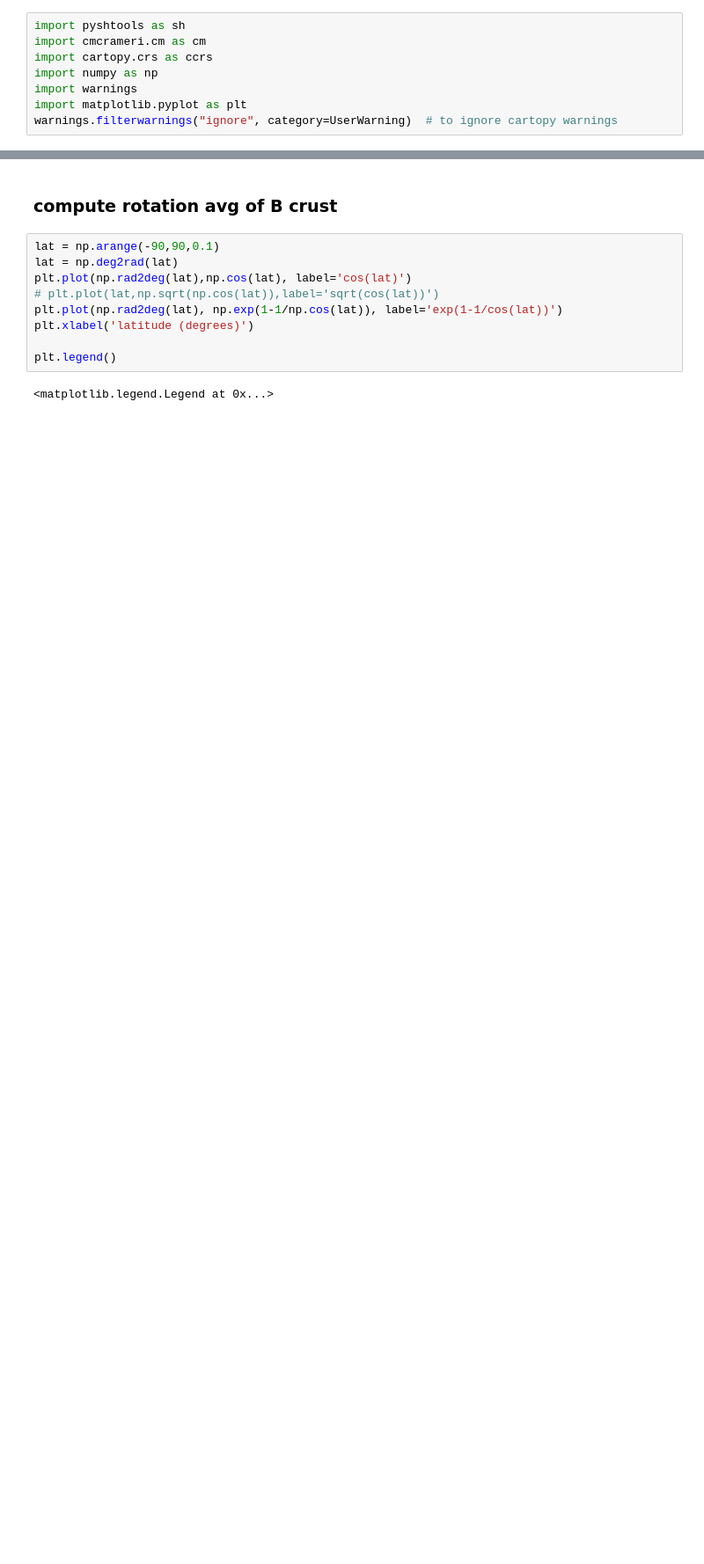
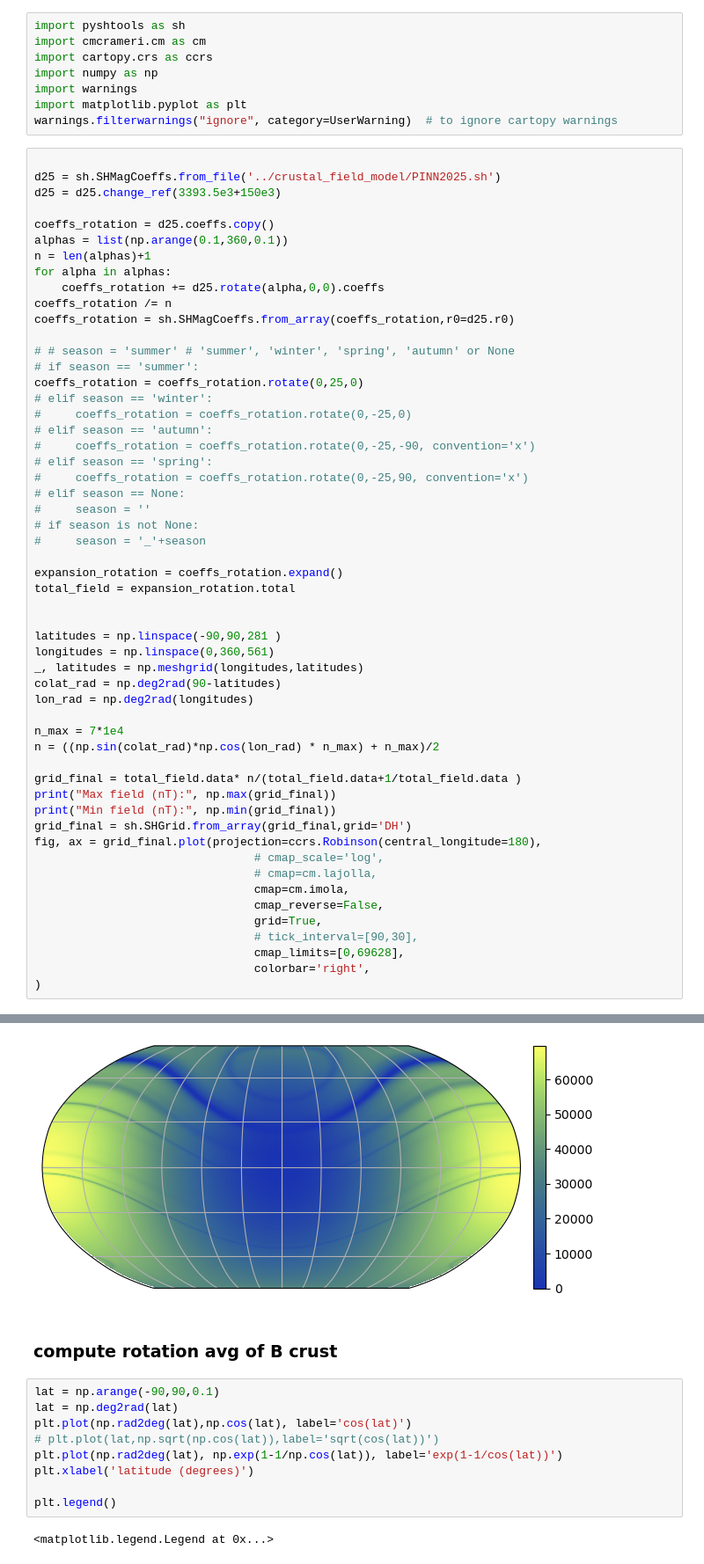
Before and after one commit to TimotheeDelcourt/mars_currents_pinn, a Jupyter notebook: scripts/SH_playgound.ipynb, the cells around one changed output, grey strips where cells are left out. Shown at 88% size. Cells and saved outputs as stored; diff of their text form; blank space fills up the shorter version.

```diff
--- a/scripts/SH_playgound.ipynb
+++ b/scripts/SH_playgound.ipynb
@@ -6,3 +6,58 @@ import numpy as np
 import warnings
 import matplotlib.pyplot as plt
 warnings.filterwarnings("ignore", category=UserWarning)  # to ignore cartopy warnings
+# %%
+
+d25 = sh.SHMagCoeffs.from_file('../crustal_field_model/PINN2025.sh')
+d25 = d25.change_ref(3393.5e3+150e3)
+
+coeffs_rotation = d25.coeffs.copy()
+alphas = list(np.arange(0.1,360,0.1))
+n = len(alphas)+1
+for alpha in alphas:
+    coeffs_rotation += d25.rotate(alpha,0,0).coeffs
+coeffs_rotation /= n
+coeffs_rotation = sh.SHMagCoeffs.from_array(coeffs_rotation,r0=d25.r0)
+
+# # season = 'summer' # 'summer', 'winter', 'spring', 'autumn' or None
+# if season == 'summer':
+coeffs_rotation = coeffs_rotation.rotate(0,25,0)
+# elif season == 'winter':
+#     coeffs_rotation = coeffs_rotation.rotate(0,-25,0)
+# elif season == 'autumn':
+#     coeffs_rotation = coeffs_rotation.rotate(0,-25,-90, convention='x')
+# elif season == 'spring':
+#     coeffs_rotation = coeffs_rotation.rotate(0,-25,90, convention='x')
+# elif season == None:
+#     season = ''
+# if season is not None:
+#     season = '_'+season
+
+expansion_rotation = coeffs_rotation.expand()
+total_field = expansion_rotation.total
+
+
+latitudes = np.linspace(-90,90,281 )
+longitudes = np.linspace(0,360,561)
+_, latitudes = np.meshgrid(longitudes,latitudes)
+colat_rad = np.deg2rad(90-latitudes)
+lon_rad = np.deg2rad(longitudes)
+
+n_max = 7*1e4
+n = ((np.sin(colat_rad)*np.cos(lon_rad) * n_max) + n_max)/2
+
+grid_final = total_field.data* n/(total_field.data+1/total_field.data )
+print("Max field (nT):", np.max(grid_final))
+print("Min field (nT):", np.min(grid_final))
+grid_final = sh.SHGrid.from_array(grid_final,grid='DH')
+fig, ax = grid_final.plot(projection=ccrs.Robinson(central_longitude=180),
+                                # cmap_scale='log',
+                                # cmap=cm.lajolla,
+                                cmap=cm.imola,
+                                cmap_reverse=False,
+                                grid=True,
+                                # tick_interval=[90,30],
+                                cmap_limits=[0,69628],
+                                colorbar='right',
+)
+# %% [output]
@@ -9,3 +66,4 @@ warnings.filterwarnings("ignore", category=UserWarning)  # to ignore cartopy war
+[figure, added]
 # %% [markdown]
 ### compute rotation avg of B crust
 # %%
```
Also changed, not shown: parts of 3 cells of this notebook, 8 other files.
